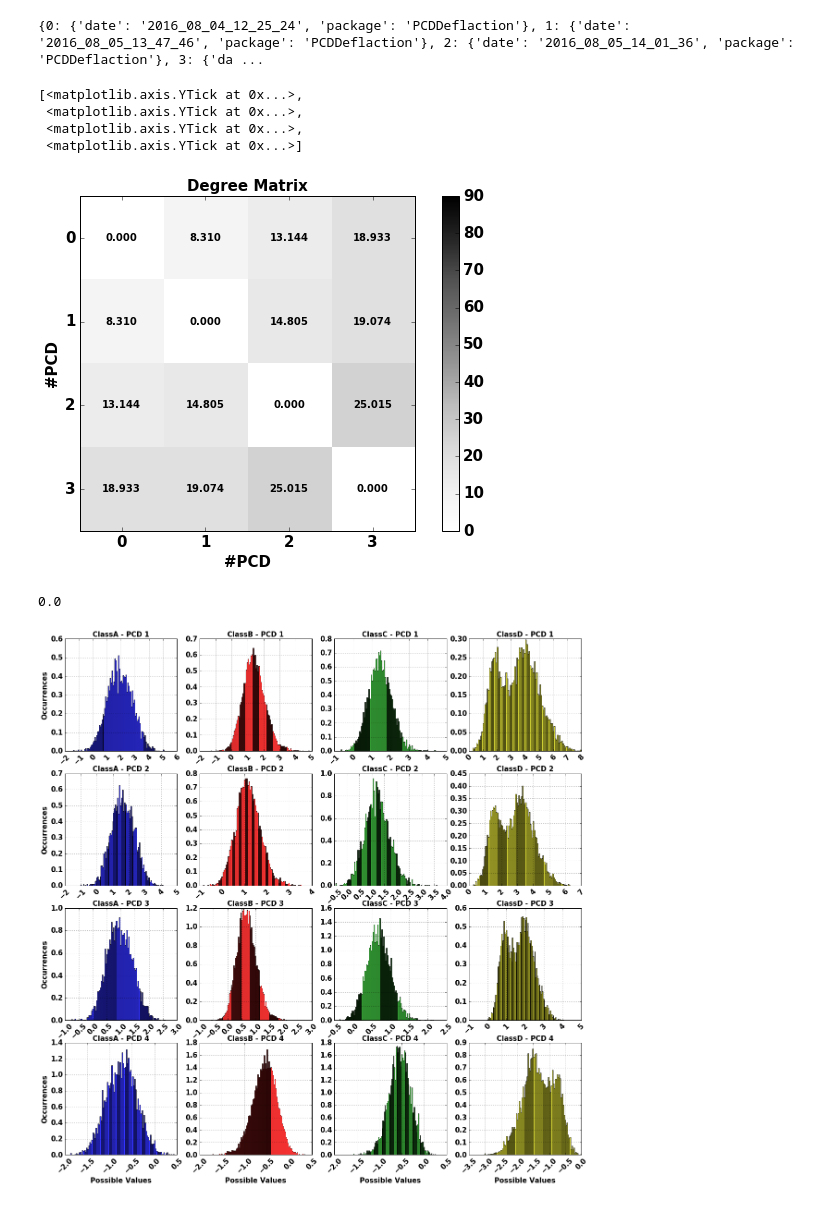
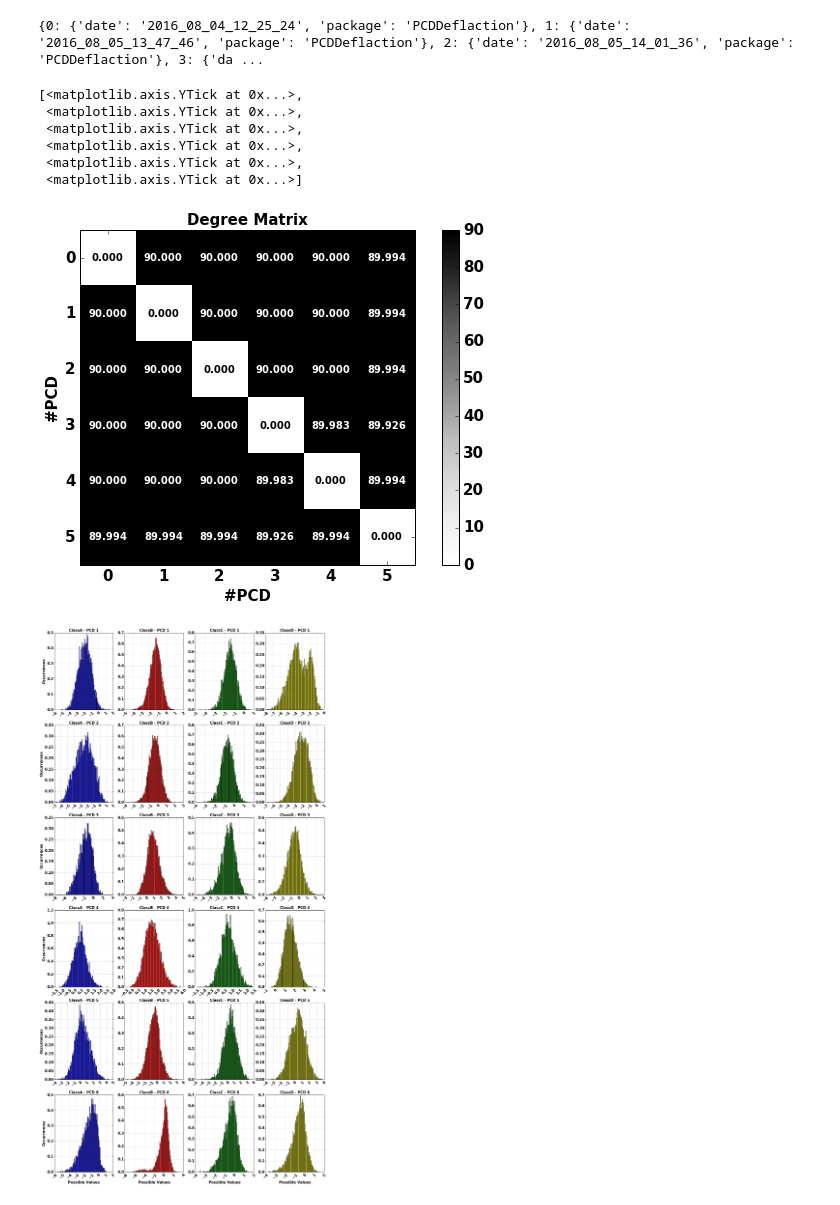
Before and after one commit to natmourajr/SonarAnalysis, a Jupyter notebook: Packages/PreProcessing/PCDIndependent/PCDIndependent_Train.ipynb, the cells around one changed output. Cells and saved outputs as stored; diff of their text form; code cells hidden in the pictures.

```diff
--- a/Packages/PreProcessing/PCDIndependent/PCDIndependent_Train.ipynb
+++ b/Packages/PreProcessing/PCDIndependent/PCDIndependent_Train.ipynb
@@ -81,6 +83,8 @@ import keras.callbacks as callbacks
 from keras.utils import np_utils
 from keras.layers import Merge
 
+import numpy.linalg as la
+
 # Create a entry in log file
 m_log = log.LogInformation()
 date = m_log.CreateLogEntry(package_name="PreProcessing",analysis_name='PCDIndependent')
@@ -90,7 +94,7 @@ m_time = time.time()
 # Create a train information file
 n_folds = 2
 n_inits = 1
-n_pcds = 4
+n_pcds = 6
 norm = 'mapstd'
 
 train_info = {}
@@ -144,11 +148,11 @@ for ifold in range(train_info['n_folds']):
             for i_init in range(train_info['n_inits']):
                 print 'Init: %i of %i'%(i_init+1,train_info['n_inits'])
                 model = Sequential()
-                model.add(Dense(all_data.shape[1],
+                model.add(Dense(norm_all_data.shape[1],
                                 input_dim=all_data.shape[1],
                                 init='identity',trainable=False))
                 model.add(Activation('linear'))
-                model.add(Dense(1, input_dim=all_data.shape[1], init='uniform'))
+                model.add(Dense(1, input_dim=norm_all_data.shape[1], init='uniform'))
                 model.add(Activation('tanh'))
                 model.add(Dense(50, init='uniform'))
                 model.add(Activation('tanh'))
@@ -167,7 +171,7 @@ for ifold in range(train_info['n_folds']):
                                 batch_size=8,
                                 callbacks=[earlyStopping],
                                 verbose=0,
-                                validation_data=(all_data[test_id],trgt_sparse[test_id]),
+                                validation_data=(norm_all_data[test_id],trgt_sparse[test_id]),
                                 shuffle=True)
                 if np.min(init_trn_desc.history['val_loss']) < best_loss:
                     best_init = i_init
@@ -192,10 +196,10 @@ for ifold in range(train_info['n_folds']):
                 w = model.layers[2].get_weights()[0]
                 w_proj = np.zeros_like(w)
                 for i_old_pcd in range(ipcd):
-                    w_proj = w_proj + (np.matmul(np.matmul(
-                                pcds[ifold][i_old_pcd],w.T),pcds[ifold][i_old_pcd])/
-                                       np.matmul(pcds[ifold][i_old_pcd].T,
-                                                 pcds[ifold][i_old_pcd]))
+                    w_proj = w_proj + (np.inner(np.inner(pcds[ifold][i_old_pcd],w),
+                                                pcds[ifold][i_old_pcd].T)/
+                                       np.inner(pcds[ifold][i_old_pcd].T,
+                                                pcds[ifold][i_old_pcd].T))
                 w_remove_proj = w - w_proj
                 weights = model.layers[2].get_weights()
                 weights[0] = w_remove_proj
@@ -209,19 +213,19 @@ for ifold in range(train_info['n_folds']):
                                             verbose=0, mode='auto')
                 data_proj = np.zeros_like(norm_all_data)
                 for i_old_pcd in range(ipcd):
-                    data_proj = data_proj + (np.matmul(np.matmul(
-                            pcds[ifold][i_old_pcd].T,norm_all_data.T).T,
-                                                      pcds[ifold][i_old_pcd].T)/
-                                            np.matmul(pcds[ifold][i_old_pcd].T,
-                                                      pcds[ifold][i_old_pcd]))
-
+                    data_proj = data_proj + (np.inner(np.inner(pcds[ifold][i_old_pcd].T,
+                                                               norm_all_data).T,
+                                                      pcds[ifold][i_old_pcd])/
+                                             np.inner(pcds[ifold][i_old_pcd].T,
+                                                      pcds[ifold][i_old_pcd].T))
+                train_data = norm_all_data - data_proj
                 # Train model
-                init_trn_desc = model.fit(data_proj[train_id], trgt_sparse[train_id],
+                init_trn_desc = model.fit(train_data[train_id], trgt_sparse[train_id],
                                 nb_epoch=50,
                                 batch_size=8,
                                 callbacks=[earlyStopping],
                                 verbose=0,
-                                validation_data=(data_proj[test_id],trgt_sparse[test_id]),
+                                validation_data=(train_data[test_id],trgt_sparse[test_id]),
                                 shuffle=True)
                 if np.min(init_trn_desc.history['val_loss']) < best_loss:
                     best_init = i_init
@@ -274,7 +272,8 @@ print log_entries
 {0: {'date': '2016_08_04_12_25_24', 'package': 'PCDDeflaction'}, 1: {'date': '2016_08_05_13_47_46', 'package': 'PCDDeflaction'}, 2: {'date': '2016_08_05_14_01_36', 'package': 'PCDDeflaction'}, 3: {'da ...
 # %%
 # Plot degree between each PCD
-choose_date = '2016_08_10_14_53_10'
+import numpy.linalg
+choose_date = '2016_08_11_14_34_24'
 choose_fold = 0
 
 train_info_name = result_analysis_path+'/train_info_files'+'/'+choose_date+'_train_info.jbl'
@@ -292,7 +291,7 @@ pcds = pcds[0]
 
 for ipcd in range(train_info['n_pcds']):
     for jpcd in range(train_info['n_pcds']):
-        degree = (np.matmul(pcds[choose_fold][ipcd].T,pcds[choose_fold][jpcd])/
+        degree = (np.inner(pcds[choose_fold][ipcd].T,pcds[choose_fold][jpcd].T)/
                  (np.linalg.norm(pcds[choose_fold][ipcd])*
                   np.linalg.norm(pcds[choose_fold][jpcd])))
         degree = round(degree.real,4)
@@ -345,15 +344,13 @@ ax.yaxis.set_ticks(tick_marks)
 [<matplotlib.axis.YTick at 0x...>,
  <matplotlib.axis.YTick at 0x...>,
  <matplotlib.axis.YTick at 0x...>,
+ <matplotlib.axis.YTick at 0x...>,
+ <matplotlib.axis.YTick at 0x...>,
  <matplotlib.axis.YTick at 0x...>]
-[figure, old version]
+[figure, new version]
-# %%
-print degree_test
-# %% [output]
-0.0
 # %%
 # Plot distributions of Proj Data in each PCD
-choose_date = '2016_08_10_14_53_10'
+choose_date = '2016_08_11_14_34_24'
 choose_fold = 0
 
 train_info_name = result_analysis_path+'/train_info_files'+'/'+choose_date+'_train_info.jbl'
@@ -378,36 +375,36 @@ plt.rc('font', weight='bold')
 
 n_classes = 4
 
-fig, ax = plt.subplots(figsize=(20,20),nrows=train_info['n_pcds'], ncols=n_classes)
+fig, ax = plt.subplots(figsize=(20,40),nrows=train_info['n_pcds'], ncols=n_classes)
 class_labels=["ClassA", "ClassB", "ClassC","ClassD"]
 m_colors = ['b', 'r', 'g', 'y']
 
 
 for iclass in range(n_classes):
     for ipcd in range(train_info['n_pcds']):
 
         ax[ipcd,iclass].set_title('%s - PCD %i'%(class_labels[iclass],ipcd+1),
                                   fontweight='bold',fontsize=15)
 
         if ipcd == train_info['n_pcds']-1:
             ax[ipcd,iclass].set_xlabel('Possible Values',
                                          fontweight='bold',fontsize=15)
         if iclass == 0:
             ax[ipcd,iclass].set_ylabel('Occurrences',
                                              fontweight='bold',fontsize=15)
 
         plot_data = all_data[all_trgt==iclass]
         proj_data = np.matmul(plot_data,pcds[choose_fold][ipcd])
         n_bins = np.linspace(proj_data.min(),proj_data.max(),100)
         n, bins, patches = ax[ipcd,iclass].hist(proj_data,bins=n_bins,
                                                       fc=m_colors[iclass],
                                                       alpha=0.8, normed=1)
 
         for tick in ax[ipcd,iclass].get_xticklabels():
             tick.set_rotation(45)
         ax[ipcd,iclass].grid()
 # %% [output]
-[figure, old version]
+[figure, new version]
 # %%
 # Plot PDFs of Proj Data in each PCD
 
```
Also changed, not shown: parts of 10 cells of this notebook.
